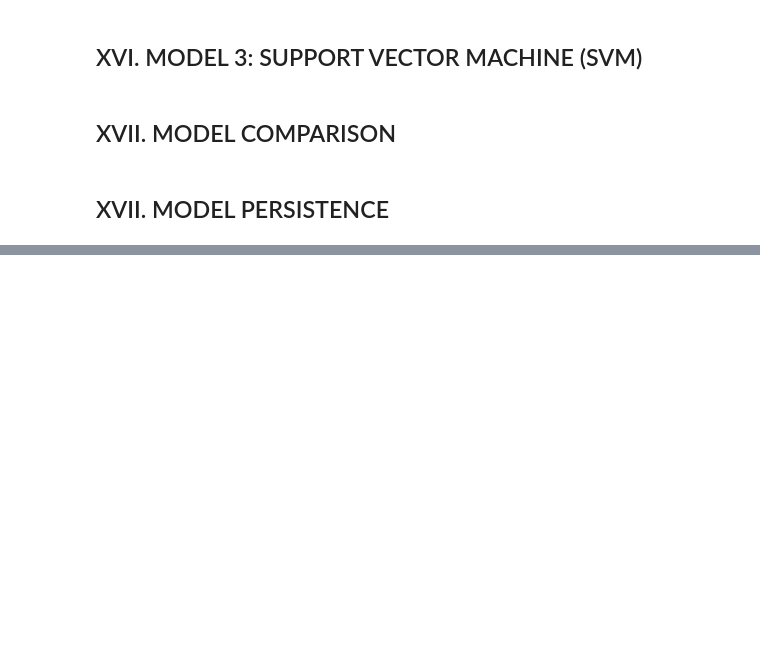
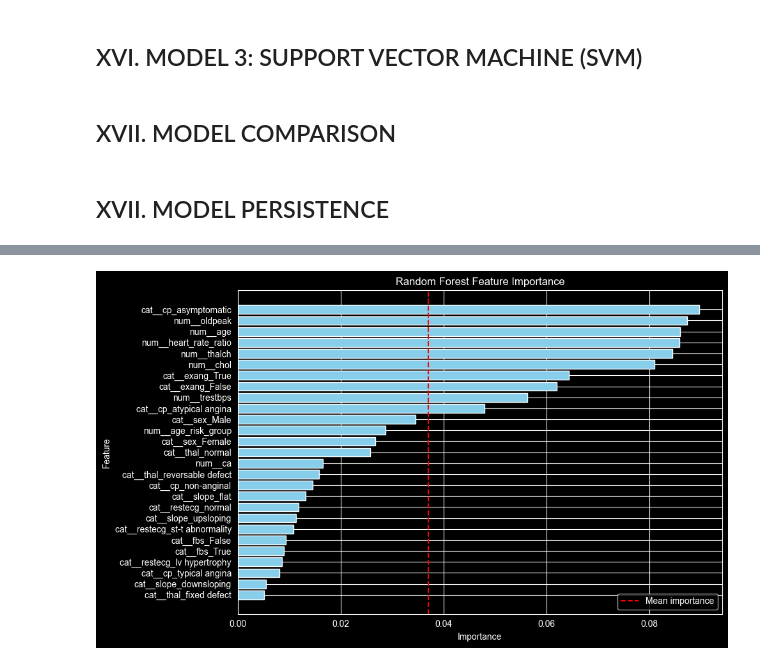
Before and after one commit to phat-05/heart-disease-classification, a Jupyter notebook: notebooks/project_analysis.ipynb, the cells around one changed output, grey strips where cells are left out. Drawn from its saved outputs; the diff is of its cells as text; code cells hidden in the pictures; blank space fills up the shorter version.

```diff
--- a/notebooks/project_analysis.ipynb
+++ b/notebooks/project_analysis.ipynb
@@ -1369,0 +1883,12 @@ def train_and_run_experiment(model, model_name, config, X_train, y_train, X_test
+# %%
+#Lấy Feature Importance từ mô hình tốt nhất
+importances = grid_rf.best_estimator_.feature_importances_
+features = preprocessor.get_feature_names_out()
+
+fi_df = pd.DataFrame({
+    "feature": features,
+    "importance": importances
+}).sort_values("importance", ascending=False)
+
+print("Top 10 features:\n", fi_df.head(10))
+print("Bottom 5 features:\n", fi_df.tail(5))
@@ -1369,0 +1922,15 @@ def train_and_run_experiment(model, model_name, config, X_train, y_train, X_test
+# %%
+#Vẽ biểu đồ
+plt.figure(figsize=(10,6))
+plt.barh(fi_df['feature'], fi_df['importance'], color='skyblue')
+plt.axvline(fi_df['importance'].mean(), color='red', linestyle='--', label='Mean importance')
+plt.gca().invert_yaxis()
+plt.title("Random Forest Feature Importance")
+plt.xlabel("Importance")
+plt.ylabel("Feature")
+plt.legend()
+plt.tight_layout()
+plt.savefig("feature_importance_rf.png")
+plt.show()
+# %% [output]
+[figure, added]
```
Also changed, not shown: parts of 56 cells of this notebook, 1 other file.
